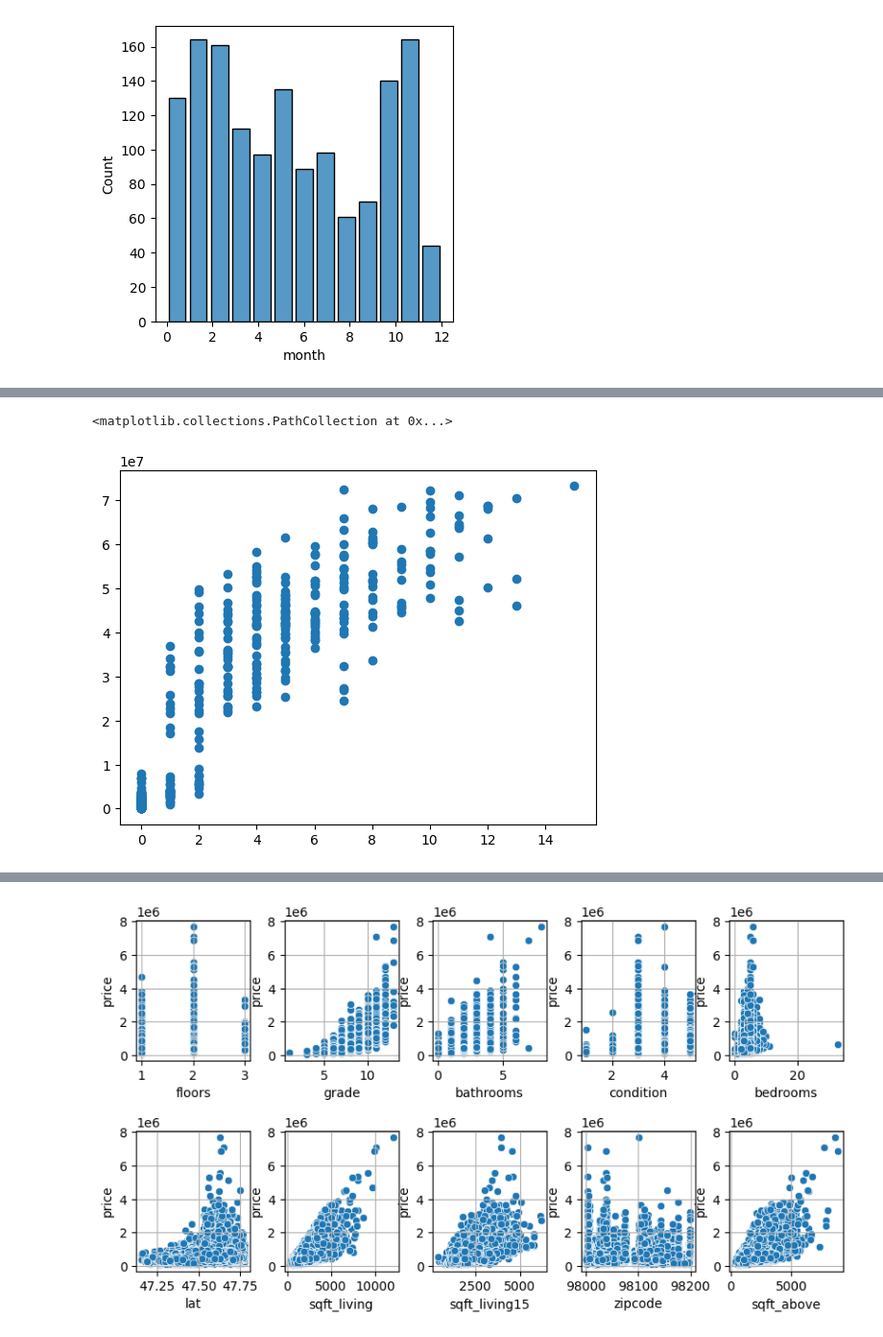
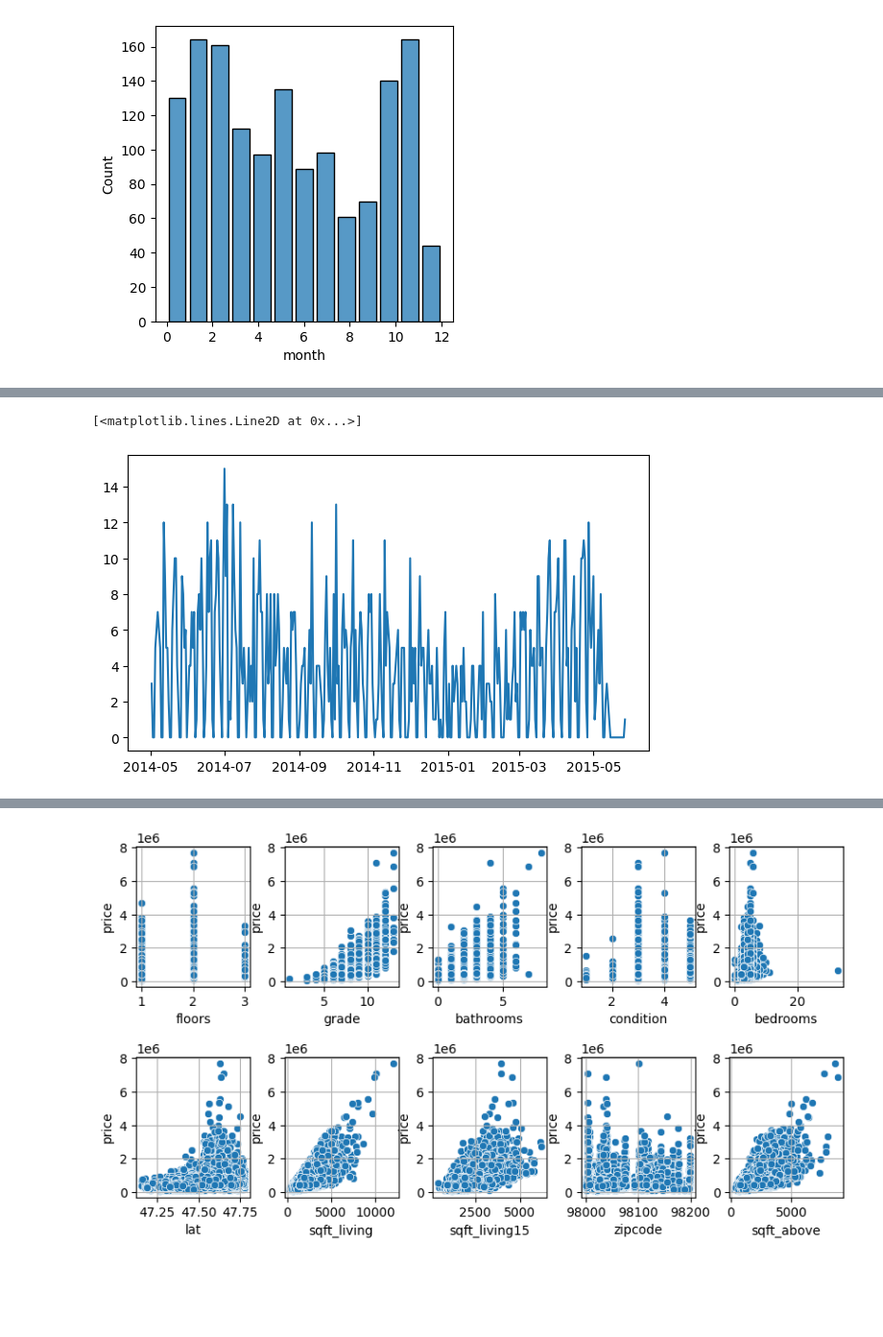
Before and after one commit to MarcioB1999/Previsao_Precos, a Jupyter notebook: analise_dados.ipynb, the cells around one changed output, grey strips where cells are left out. Shown at 96% size. Drawn from its saved outputs; the diff is of its cells as text; code cells hidden in the pictures; blank space fills up the shorter version.

```diff
--- a/analise_dados.ipynb
+++ b/analise_dados.ipynb
@@ -417,5 +375,7 @@ plt.plot(data_series_outlier)
-# %%
-plt.scatter(data_series_outlier['price'].values,data_series_day['price'].values)
-# %% [output]
-<matplotlib.collections.PathCollection at 0x...>
-[figure, removed]
+# %%
+fig=plt.figure(figsize=(7,4))
+
+plt.plot(data_series_outlier)
+# %% [output]
+[<matplotlib.lines.Line2D at 0x...>]
+[figure, added]
```
Also changed, not shown: parts of 21 cells of this notebook, 3 other files.
